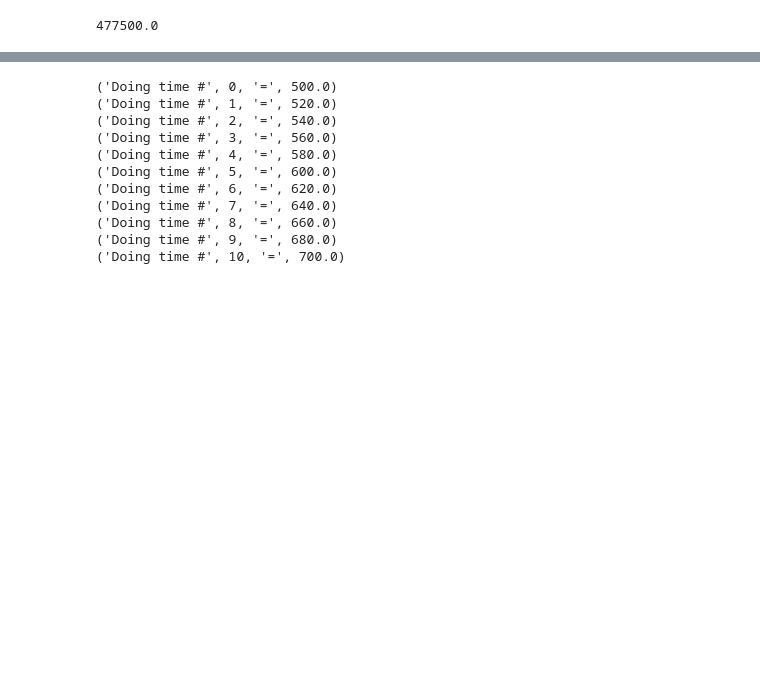
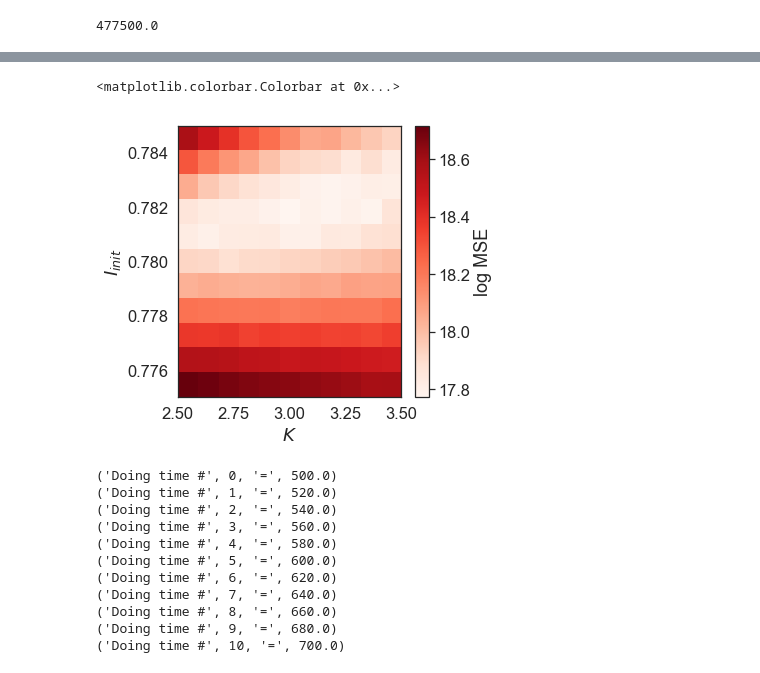
Before and after one commit to jazlab/SE_NL_MJ_2020, a Jupyter notebook: integrator_feedback_circuit.ipynb, the cells around one changed output, grey strips where cells are left out. Drawn from its saved outputs; the diff is of its cells as text; code cells hidden in the pictures; blank space fills up the shorter version.

```diff
--- a/integrator_feedback_circuit.ipynb
+++ b/integrator_feedback_circuit.ipynb
@@ -843,3 +866,13 @@ plt.plot(Klst, mse_lst)
+# %%
+plt.figure(figsize=(5, 5))
+plt.imshow(np.flipud(np.log(mse_lst)), cmap='Reds', aspect='auto',
+           extent=[np.min(Klst), np.max(Klst), np.min(initIlst), np.max(initIlst)])
+plt.xlabel(r'$K$')
+plt.ylabel(r'$I_{init}$')
+plt.colorbar(label='log MSE')
+# %% [output]
+<matplotlib.colorbar.Colorbar at 0x...>
+[figure, added]
 # %%
 # Initiate the trial with a fixed current, trial duration is randomized in [400, 600]
 durations = np.linspace(500, 700, 11)
```
Also changed, not shown: parts of 3 cells of this notebook.
